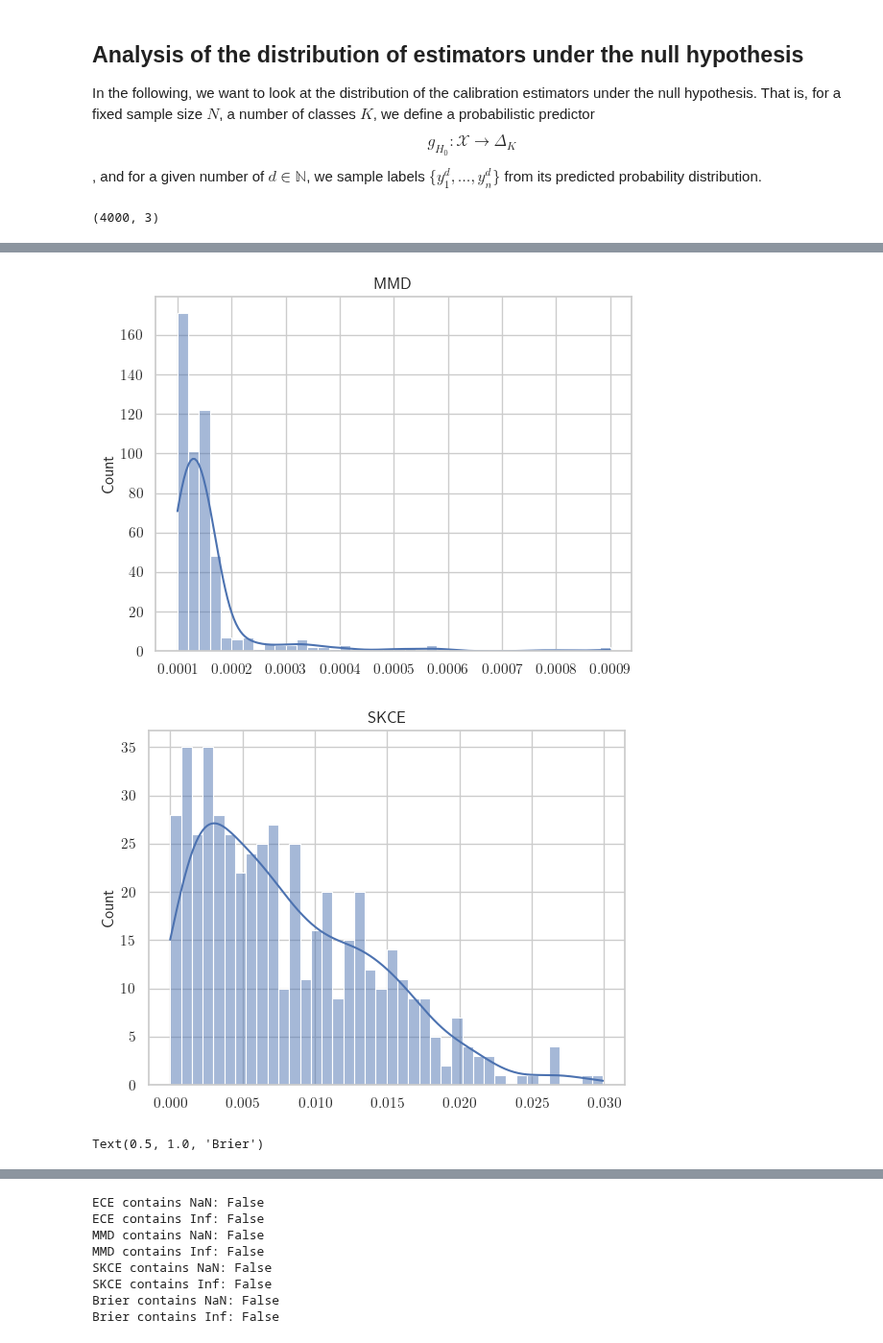
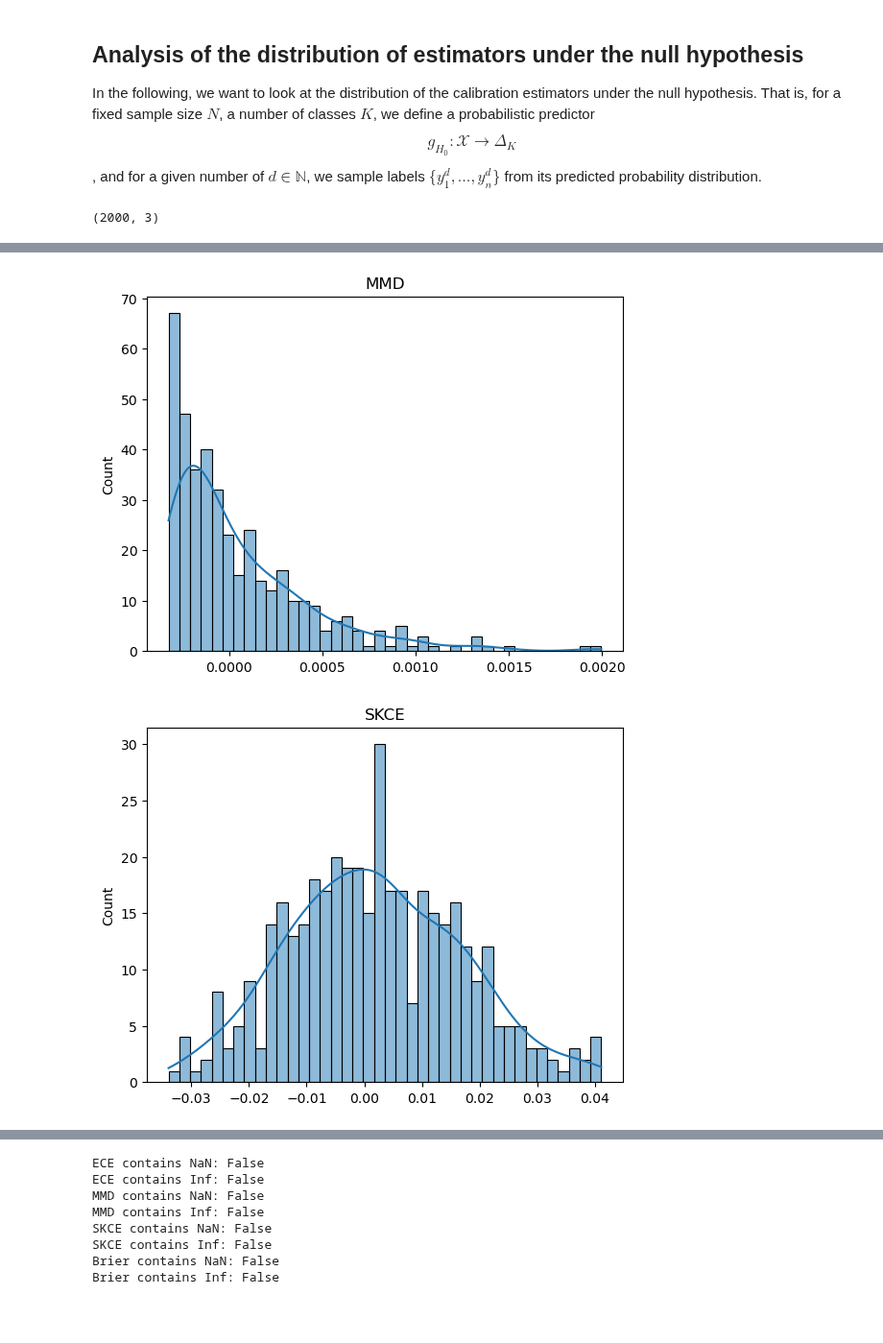
Before and after one commit to mkjuergens/EnsembleCalibration, a Jupyter notebook: notebooks/cal_estimator_analysis.ipynb, the cells around one changed output, grey strips where cells are left out. Shown at 96% size. Drawn from its saved outputs; the diff is of its cells as text; code cells hidden in the pictures; blank space fills up the shorter version.

```diff
--- a/notebooks/cal_estimator_analysis.ipynb
+++ b/notebooks/cal_estimator_analysis.ipynb
@@ -91,7 +151,7 @@ for i, (data, title) in enumerate(
 
     #eps = 1e-10
     log_heatmap_data = {k: np.log(v) for k, v in data.items()}
-    tax.heatmap(log_heatmap_data, scale=scale, style="hexagonal", cmap="viridis", colorbar=True)
+    tax.heatmap(log_heatmap_data, scale=scale, style="hexagonal", cmap="inferno", colorbar=True)
     # change size of ticks of colorbar
 
     tick_multiple = 5  # Spacing between ticks in grid units
@@ -184,6 +241,9 @@ def miscalibration_lambda(
     elif cal_estimate == "MMD":
         params = {"bw": 0.001}
         miscal_obj = mmd_kce_obj
+    elif cal_estimate == "KL":
+        params = {"bw": 0.001}
+        miscal_obj = kl_kde_obj
     else:
         raise ValueError("Invalid calibration estimate")
     # calculate the convex combination of the proposed weight
@@ -284,9 +344,9 @@ That is, for a fixed sample size $N$, a number of classes $K$, we define a proba
 and for a given number of $d \in \mathbb{N}$, we sample labels $\{y_{1}^d, \dots, y_n^d \}$ from its predicted
 probability distribution.
 # %%
-N = 4000
+N = 2000
 K = 3
-D = 500
+D = 400
 # sample N predictions from K dimensional Dirichlet distribution
 preds = np.random.dirichlet([1]*K)
 # repeat preds N times
@@ -300,17 +360,24 @@ stats_ece = []
 stats_mmd = []
 stats_skce = []
 stats_brier = []
+stats_kl = []
 for i in range(D):
+
     stat_ece = ece_kde_obj(preds, y[:,i], {"p": 2, "bw": 0.001})
-    stat_mmd = mmd_kce_obj(preds, y[:,i], {"bw": 0.01}, take_square=True)
-    stat_skce = skce_obj(preds, y[:,i], {"bw": 0.01}, take_square=True)
+    stat_mmd = mmd_kce_obj(preds, y[:,i], {"bw": 0.01}, take_square=False)
+    stat_skce = skce_obj(preds, y[:,i], {"bw": 0.001}, take_square=False)
     stat_brier = brier_obj(preds, y[:,i], {})
+    stat_kl = kl_kde_obj(preds, y[:,i], {"bw": 0.01})
     stats_ece.append(stat_ece)
     stats_mmd.append(stat_mmd)
     stats_skce.append(stat_skce)
     stats_brier.append(stat_brier)
+    stats_kl.append(stat_kl)
 # %% [output]
-(4000, 3)
+(2000, 3)
+# %%
+# detach all tensors in stats_kl
+stats_kl = [stat.detach().numpy() for stat in stats_kl]
 # %%
 stats_ece = np.array(stats_ece)
 sns.histplot(stats_ece, bins=40, kde=True)
@@ -328,4 +395,9 @@ plt.show()
 stats_brier = np.array(stats_brier)
 sns.histplot(stats_brier, bins=40, kde=True)
 plt.title("Brier")
+plt.show()
+stats_kl = np.array(stats_kl)
+sns.histplot(stats_kl, bins=40, kde=True)
+plt.title("KL")
+plt.show()
 # %% [output]
@@ -333,3 +405,2 @@ plt.title("Brier")
-[figure, old version]
+[figure, new version]
-[figure, old version]
+[figure, new version]
-Text(0.5, 1.0, 'Brier')
```
Also changed, not shown: parts of 12 cells of this notebook, 1 other file.
